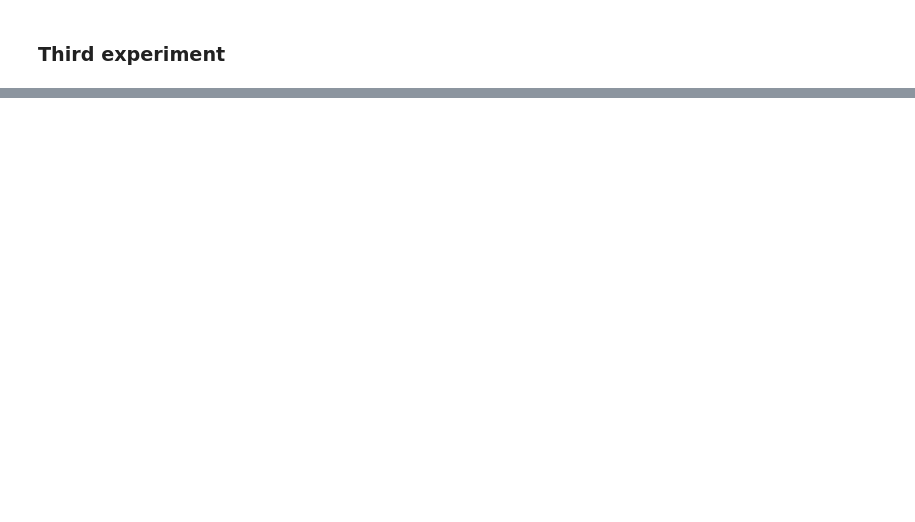
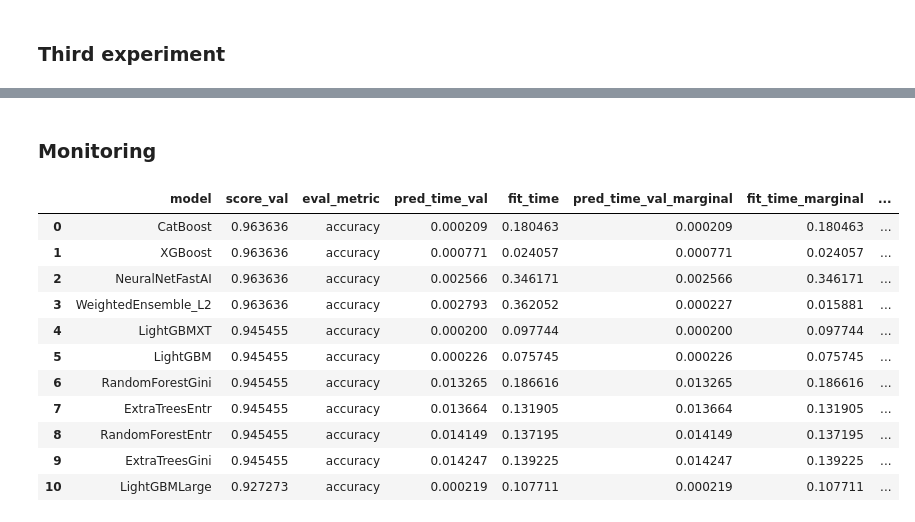
Before and after one commit to lamaalfreah/AAI-, a Jupyter notebook: student/c3/ex2_pycaret_classification.ipynb, the cells around one changed output, grey strips where cells are left out. Drawn from its saved outputs; the diff is of its cells as text; code cells hidden in the pictures; blank space fills up the shorter version.

```diff
--- a/student/c3/ex2_pycaret_classification.ipynb
+++ b/student/c3/ex2_pycaret_classification.ipynb
@@ -67,7 +75,7 @@ penguins
 from autogluon import *
 
 from autogluon.tabular import TabularPredictor
-exp1_data = penguins[["flipper_length_mm", "bill_length_mm", "species"]]
+exp1_data = train_data[["flipper_length_mm", "bill_length_mm", "species"]]
 
 predictor_exp1 = TabularPredictor(
     label="species",
@@ -193,0 +236,17 @@ TabularPredictor saved. To load, use: predictor = TabularPredictor.load("/Users/
+# %% [markdown]
+### Monitoring
+# %%
+predictor_exp1. leaderboard()
+# %% [output]
+|  | model | score_val | eval_metric | pred_time_val | fit_time | pred_time_val_marginal | fit_time_marginal | ... |
+| 0 | CatBoost | 0.963636 | accuracy | 0.000209 | 0.180463 | 0.000209 | 0.180463 | ... |
+| 1 | XGBoost | 0.963636 | accuracy | 0.000771 | 0.024057 | 0.000771 | 0.024057 | ... |
+| 2 | NeuralNetFastAI | 0.963636 | accuracy | 0.002566 | 0.346171 | 0.002566 | 0.346171 | ... |
+| 3 | WeightedEnsemble_L2 | 0.963636 | accuracy | 0.002793 | 0.362052 | 0.000227 | 0.015881 | ... |
+| 4 | LightGBMXT | 0.945455 | accuracy | 0.000200 | 0.097744 | 0.000200 | 0.097744 | ... |
+| 5 | LightGBM | 0.945455 | accuracy | 0.000226 | 0.075745 | 0.000226 | 0.075745 | ... |
+| 6 | RandomForestGini | 0.945455 | accuracy | 0.013265 | 0.186616 | 0.013265 | 0.186616 | ... |
+| 7 | ExtraTreesEntr | 0.945455 | accuracy | 0.013664 | 0.131905 | 0.013664 | 0.131905 | ... |
+| 8 | RandomForestEntr | 0.945455 | accuracy | 0.014149 | 0.137195 | 0.014149 | 0.137195 | ... |
+| 9 | ExtraTreesGini | 0.945455 | accuracy | 0.014247 | 0.139225 | 0.014247 | 0.139225 | ... |
+| 10 | LightGBMLarge | 0.927273 | accuracy | 0.000219 | 0.107711 | 0.000219 | 0.107711 | ... |
```
Also changed, not shown: parts of 13 cells of this notebook.
